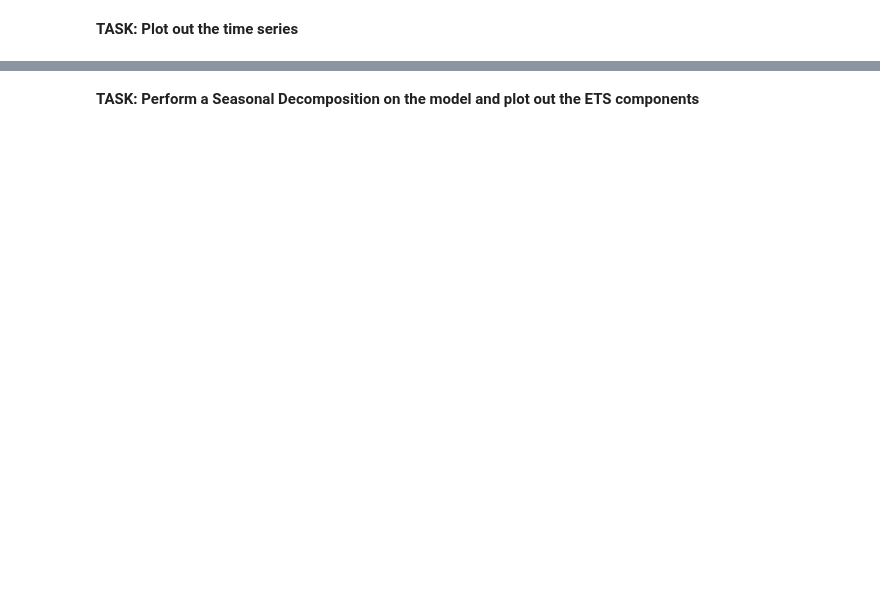
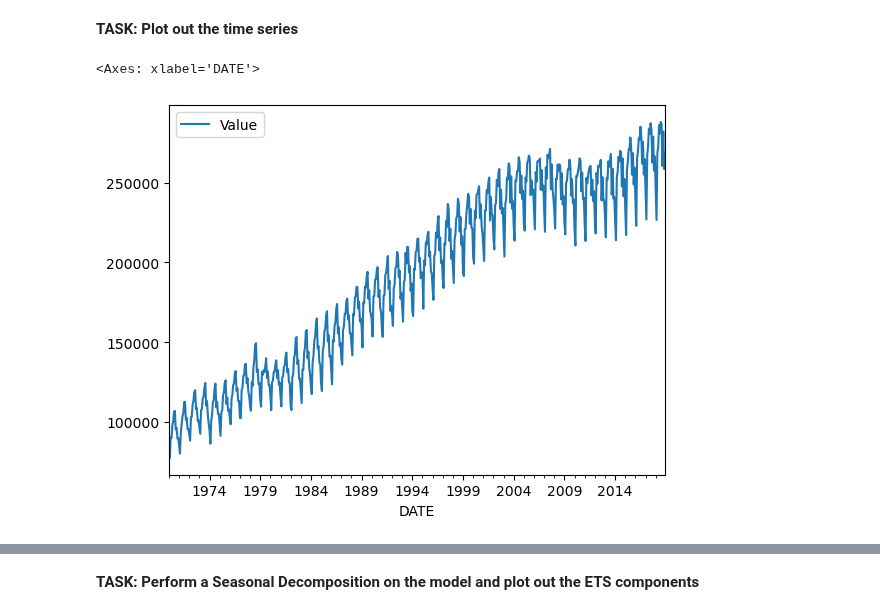
Before and after one commit to bigmoletos/WildCodeSchool_formation_IA_nov2023, a Jupyter notebook: quêtes/Semaine12/FD_LSTM_for_Miles_Traveled_Time_Series_Forecasting.ipynb, the cells around one changed output, grey strips where cells are left out. Drawn from its saved outputs; the diff is of its cells as text; code cells hidden in the pictures; blank space fills up the shorter version.

```diff
--- a/quêtes/Semaine12/FD_LSTM_for_Miles_Traveled_Time_Series_Forecasting.ipynb
+++ b/quêtes/Semaine12/FD_LSTM_for_Miles_Traveled_Time_Series_Forecasting.ipynb
@@ -18,5 +27,6 @@ path="https://raw.githubusercontent.com/crajapax/GDAtrack3b/main/Miles_Traveled.
 # %%
-data = pd.read_csv(path)
+df = pd.read_csv(path)
 #set the date as the index of our dataframe, ie. each of our datapoints correspond to a date
-data.set_index('Date', index_col='DATE',parse_dates=True)
+df.set_index('DATE')
+# data.set_index('DATE',parse_dates=True)
 df.index.freq = 'MS'
@@ -33,3 +45,4 @@ df.index.freq = 'MS'
 **Task: Change the column names to Value**
 # %%
 # CODE HERE
+df.rename(columns={'TRFVOLUSM227NFWA': 'Value'}, inplace=True)
@@ -37,5 +66,9 @@ df.index.freq = 'MS'
 **TASK: Plot out the time series**
 # %%
 # CODE HERE
+df.plot()
+# %% [output]
+<Axes: xlabel='DATE'>
+[figure, added]
 # %%
 # %% [output]
```
Also changed, not shown: parts of 12 cells of this notebook, 1 other file.
